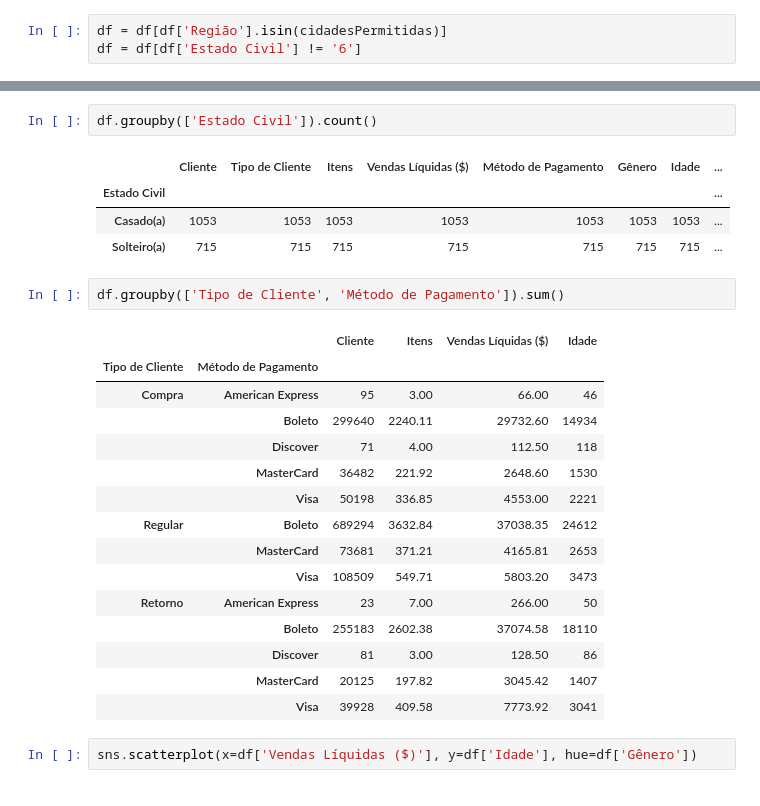
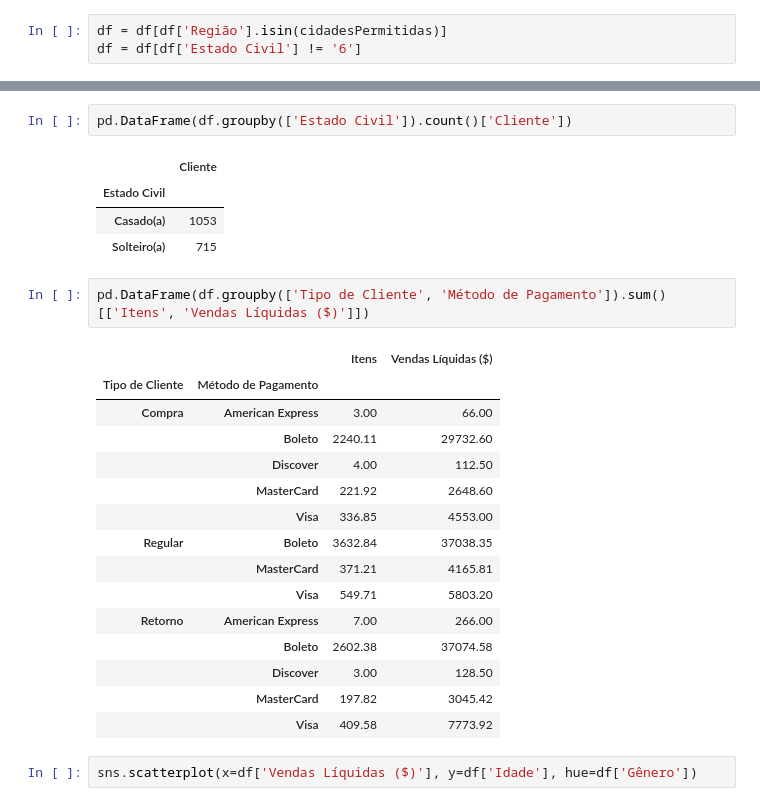
Before and after one commit to julianosilva23/InformacaoEstrategia, a Jupyter notebook: Informação e Estratégia.ipynb, the cells around one changed output, grey strips where cells are left out. Cells and saved outputs as stored; diff of their text form.

```diff
--- a/Informação e Estratégia.ipynb
+++ b/Informação e Estratégia.ipynb
@@ -80,28 +74,28 @@ df.groupby('Tipo de Cliente', axis=0).count()
 # %%
-df.groupby(['Estado Civil']).count()
+pd.DataFrame(df.groupby(['Estado Civil']).count()['Cliente'])
 # %% [output]
-|  | Cliente | Tipo de Cliente | Itens | Vendas Líquidas ($) | Método de Pagamento | Gênero | Idade | ... |
-| Estado Civil |  |  |  |  |  |  |  | ... |
-| Casado(a) | 1053 | 1053 | 1053 | 1053 | 1053 | 1053 | 1053 | ... |
-| Solteiro(a) | 715 | 715 | 715 | 715 | 715 | 715 | 715 | ... |
+|  | Cliente |
+| Estado Civil |  |
+| Casado(a) | 1053 |
+| Solteiro(a) | 715 |
 # %%
-df.groupby(['Tipo de Cliente', 'Método de Pagamento']).sum()
+pd.DataFrame(df.groupby(['Tipo de Cliente', 'Método de Pagamento']).sum()[['Itens', 'Vendas Líquidas ($)']])
 # %% [output]
-|  |  | Cliente | Itens | Vendas Líquidas ($) | Idade |
-| Tipo de Cliente | Método de Pagamento |  |  |  |  |
-| Compra | American Express | 95 | 3.00 | 66.00 | 46 |
-|  | Boleto | 299640 | 2240.11 | 29732.60 | 14934 |
-|  | Discover | 71 | 4.00 | 112.50 | 118 |
-|  | MasterCard | 36482 | 221.92 | 2648.60 | 1530 |
-|  | Visa | 50198 | 336.85 | 4553.00 | 2221 |
-| Regular | Boleto | 689294 | 3632.84 | 37038.35 | 24612 |
-|  | MasterCard | 73681 | 371.21 | 4165.81 | 2653 |
-|  | Visa | 108509 | 549.71 | 5803.20 | 3473 |
-| Retorno | American Express | 23 | 7.00 | 266.00 | 50 |
-|  | Boleto | 255183 | 2602.38 | 37074.58 | 18110 |
-|  | Discover | 81 | 3.00 | 128.50 | 86 |
-|  | MasterCard | 20125 | 197.82 | 3045.42 | 1407 |
-|  | Visa | 39928 | 409.58 | 7773.92 | 3041 |
+|  |  | Itens | Vendas Líquidas ($) |
+| Tipo de Cliente | Método de Pagamento |  |  |
+| Compra | American Express | 3.00 | 66.00 |
+|  | Boleto | 2240.11 | 29732.60 |
+|  | Discover | 4.00 | 112.50 |
+|  | MasterCard | 221.92 | 2648.60 |
+|  | Visa | 336.85 | 4553.00 |
+| Regular | Boleto | 3632.84 | 37038.35 |
+|  | MasterCard | 371.21 | 4165.81 |
+|  | Visa | 549.71 | 5803.20 |
+| Retorno | American Express | 7.00 | 266.00 |
+|  | Boleto | 2602.38 | 37074.58 |
+|  | Discover | 3.00 | 128.50 |
+|  | MasterCard | 197.82 | 3045.42 |
+|  | Visa | 409.58 | 7773.92 |
 # %%
 sns.scatterplot(x=df['Vendas Líquidas ($)'], y=df['Idade'], hue=df['Gênero'])
 # %% [output]
```
Also changed, not shown: parts of 14 cells of this notebook.
